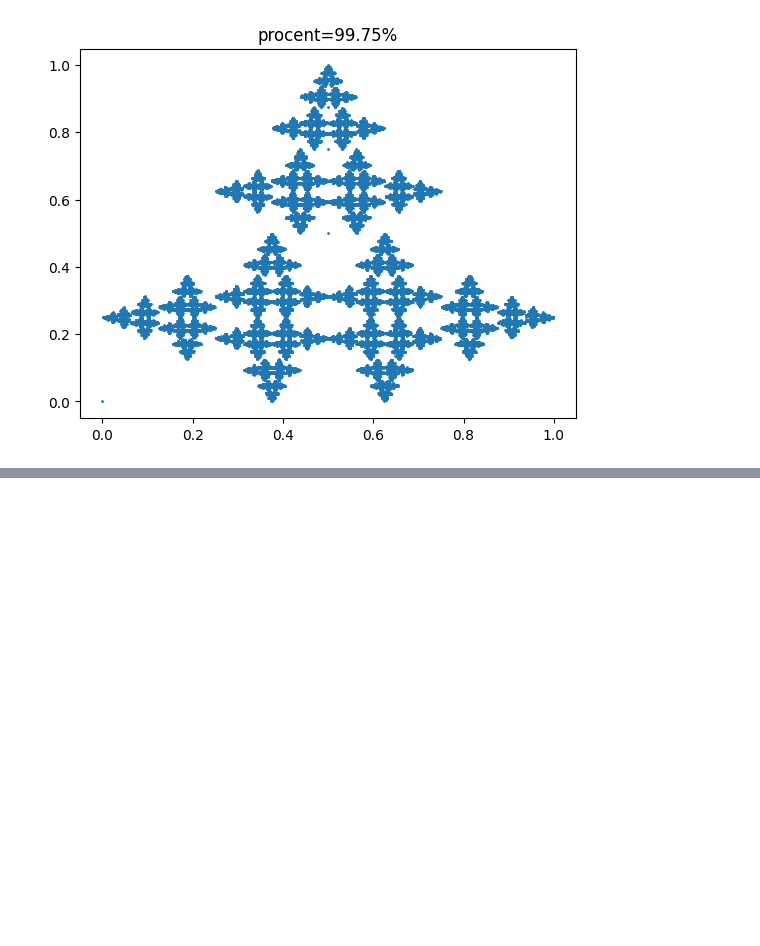
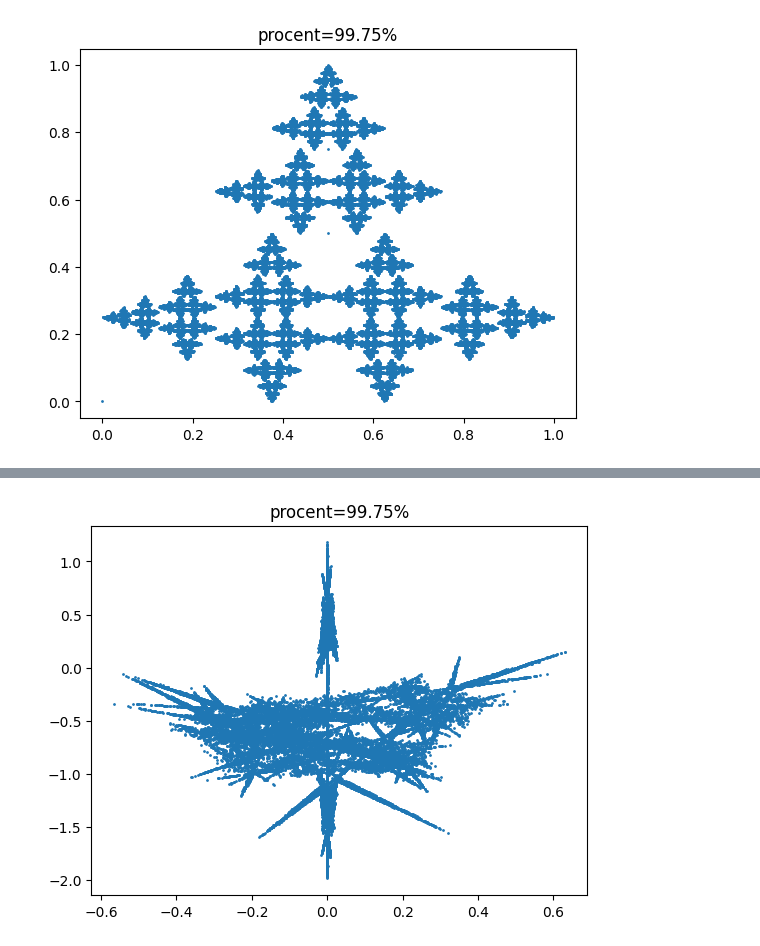
Before and after one commit to KlymentievMaksym/CompGraph, a Jupyter notebook: Lab4.ipynb, the cells around one changed output, grey strips where cells are left out. Saved outputs shown, nothing was run; the diff lists cells and outputs as text; code cells hidden in the pictures; blank space fills up the shorter version.

```diff
--- a/Lab4.ipynb
+++ b/Lab4.ipynb
@@ -93,8 +93,8 @@ class Fractal:
 
         ani = animation.FuncAnimation(fig=fig, func=update, frames=self.size//multiplayer, interval=30)
         if name is None:
-            ani.save(str(time.localtime().tm_hour)+str(time.localtime().tm_min)+str(time.localtime().tm_sec)+'.gif', writer=animation.PillowWriter(fps=30) )
+            ani.save("./lab4/" + str(time.localtime().tm_hour)+str(time.localtime().tm_min)+str(time.localtime().tm_sec)+'.gif', writer=animation.PillowWriter(fps=30) )
         else:
-            ani.save(str(name) + '.gif', writer=animation.PillowWriter(fps=30) )
+            ani.save("./lab4/" + str(name) + '.gif', writer=animation.PillowWriter(fps=30) )
         # plt.scatter()3
         plt.show()
@@ -342,0 +343,11 @@ ifs_tree = Fractal([
+# %%
+fractal_tree_2_reverse = Fractal([
+    redo_row("-0,0500 -0,0500 -0,6000 -0,5000 -0,5000 -0,5500"),
+    redo_row("-0,6000 0,5000 -0,5000 -0,4500 -0,5500 -0,4000"),
+    redo_row("-0,0000 -0,0000 -0,6980 -0,3490 0,5240 0,6980"),
+    redo_row("-0,0000 -0,0000 -0,6980 -0,3492 0,5240 0,6980"),
+    redo_row("-0,0000 -0,0000 -0,0000 -0,0000 -0,0000 -0,0000"),
+    redo_row("-0,0000 -1,0000 -0,6000 -1,1000 -1,0000 -0,7000")
+], 3, 10**4*4, False, multiplayer=100, name='fractal_tree_2_reverse')
+# %% [output]
+[figure, added]
```
Also changed, not shown: parts of 24 cells of this notebook, 15 other files.
